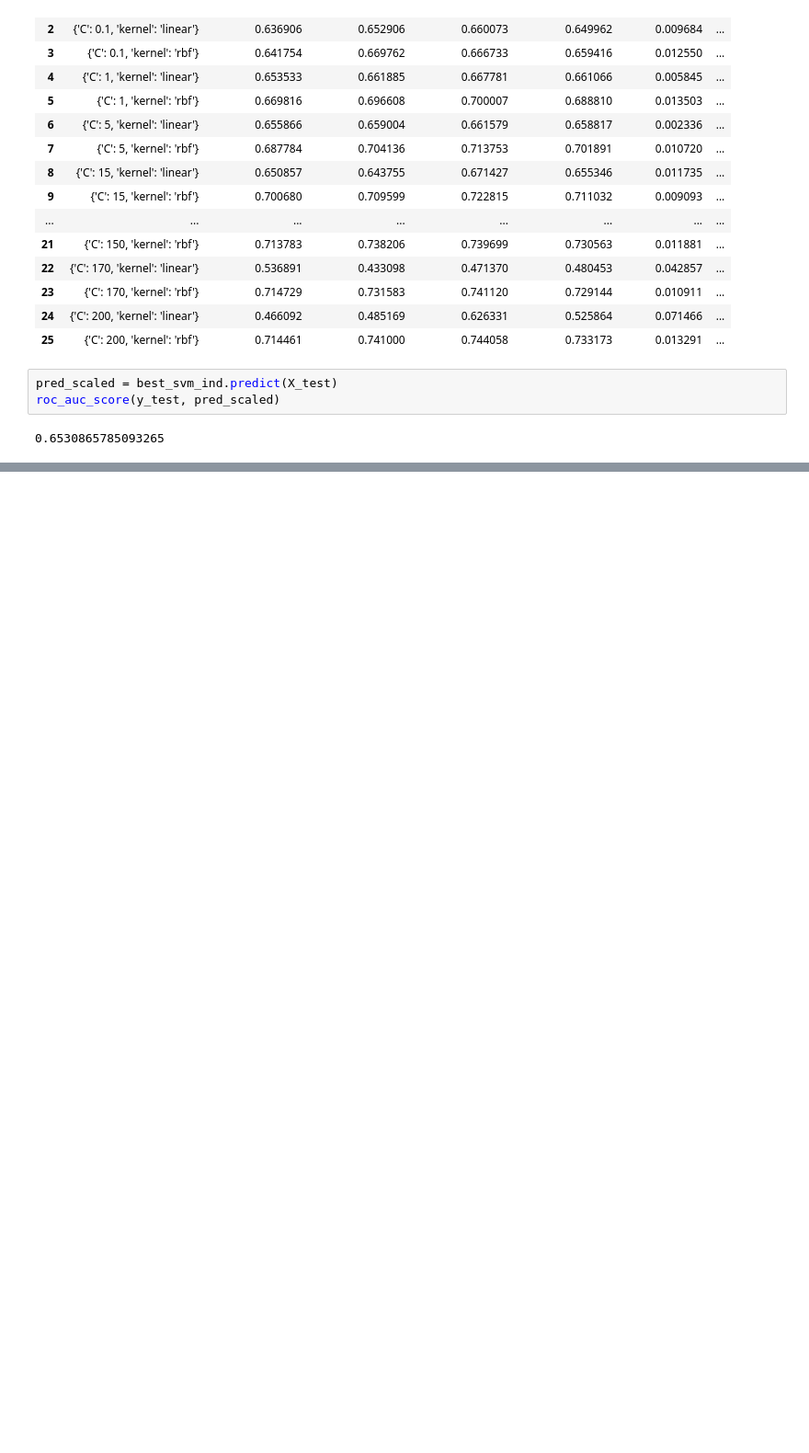
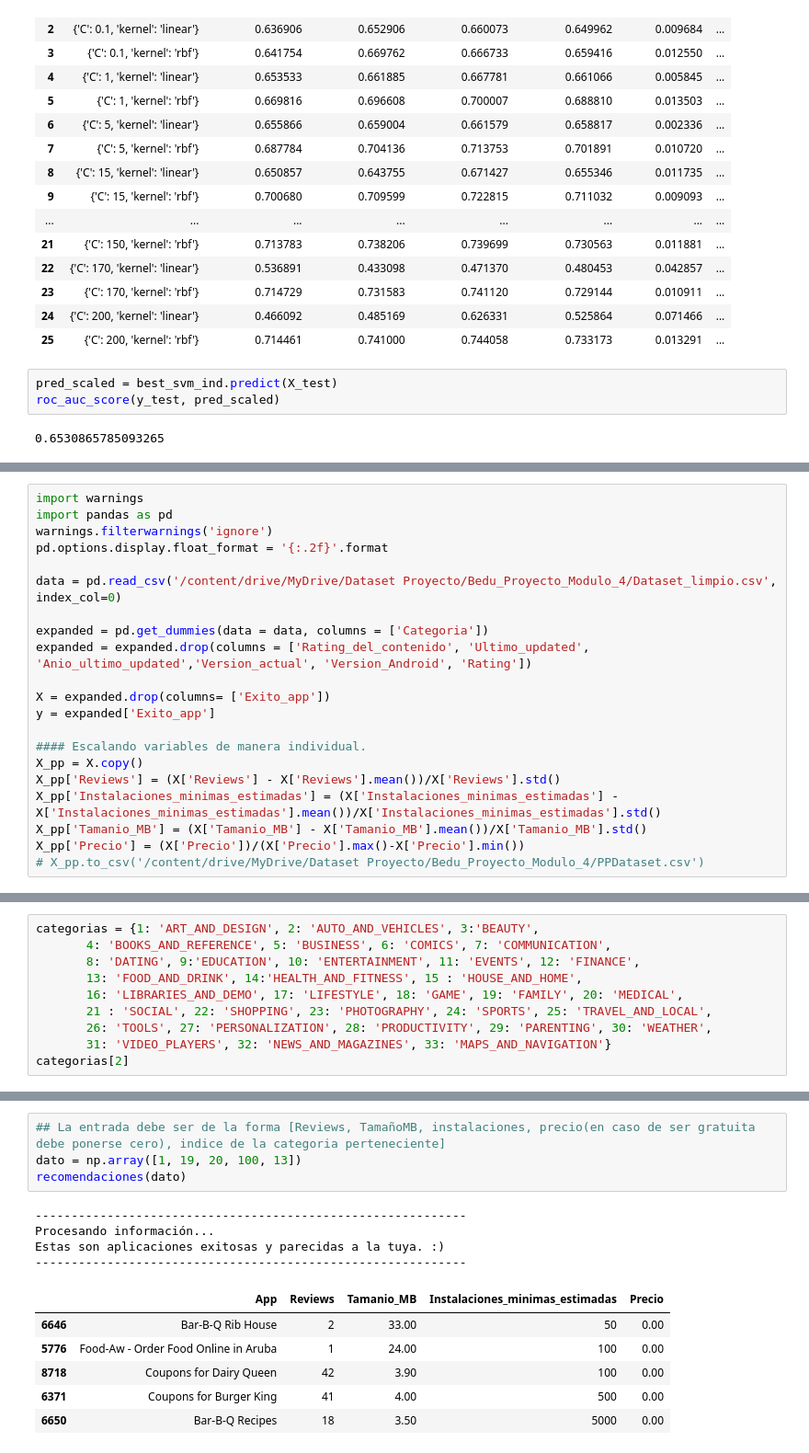
Before and after one commit to DiegoCorona/BEDU-Proyecto-Final-Estudio-de-mercado-de-Apps-M-viles-y-predicci-n-de-xito-, a Jupyter notebook: Estudio_de_mercado_de_Apps_Móviles_y_predicción_de_exito.ipynb, the cells around one changed output, grey strips where cells are left out. Shown: that part at 92% size. Saved outputs shown, nothing was run; the diff lists cells and outputs as text; blank space fills up the shorter version.

```diff
--- a/Estudio_de_mercado_de_Apps_Móviles_y_predicción_de_exito.ipynb
+++ b/Estudio_de_mercado_de_Apps_Móviles_y_predicción_de_exito.ipynb
@@ -345,0 +348,21 @@ roc_auc_score(y_test, pred_scaled)
+# %%
+import warnings
+import pandas as pd
+warnings.filterwarnings('ignore')
+pd.options.display.float_format = '{:.2f}'.format
+
+data = pd.read_csv('/content/drive/MyDrive/Dataset Proyecto/Bedu_Proyecto_Modulo_4/Dataset_limpio.csv', index_col=0)
+
+expanded = pd.get_dummies(data = data, columns = ['Categoria'])
+expanded = expanded.drop(columns = ['Rating_del_contenido', 'Ultimo_updated', 'Anio_ultimo_updated','Version_actual', 'Version_Android', 'Rating'])
+
+X = expanded.drop(columns= ['Exito_app'])
+y = expanded['Exito_app']
+
+#### Escalando variables de manera individual.
+X_pp = X.copy()
+X_pp['Reviews'] = (X['Reviews'] - X['Reviews'].mean())/X['Reviews'].std()
+X_pp['Instalaciones_minimas_estimadas'] = (X['Instalaciones_minimas_estimadas'] - X['Instalaciones_minimas_estimadas'].mean())/X['Instalaciones_minimas_estimadas'].std()
+X_pp['Tamanio_MB'] = (X['Tamanio_MB'] - X['Tamanio_MB'].mean())/X['Tamanio_MB'].std()
+X_pp['Precio'] = (X['Precio'])/(X['Precio'].max()-X['Precio'].min())
+# X_pp.to_csv('/content/drive/MyDrive/Dataset Proyecto/Bedu_Proyecto_Modulo_4/PPDataset.csv')
@@ -345,0 +374,10 @@ roc_auc_score(y_test, pred_scaled)
+# %%
+categorias = {1: 'ART_AND_DESIGN', 2: 'AUTO_AND_VEHICLES', 3:'BEAUTY',
+       4: 'BOOKS_AND_REFERENCE', 5: 'BUSINESS', 6: 'COMICS', 7: 'COMMUNICATION',
+       8: 'DATING', 9:'EDUCATION', 10: 'ENTERTAINMENT', 11: 'EVENTS', 12: 'FINANCE',
+       13: 'FOOD_AND_DRINK', 14:'HEALTH_AND_FITNESS', 15 : 'HOUSE_AND_HOME',
+       16: 'LIBRARIES_AND_DEMO', 17: 'LIFESTYLE', 18: 'GAME', 19: 'FAMILY', 20: 'MEDICAL',
+       21 : 'SOCIAL', 22: 'SHOPPING', 23: 'PHOTOGRAPHY', 24: 'SPORTS', 25: 'TRAVEL_AND_LOCAL',
+       26: 'TOOLS', 27: 'PERSONALIZATION', 28: 'PRODUCTIVITY', 29: 'PARENTING', 30: 'WEATHER',
+       31: 'VIDEO_PLAYERS', 32: 'NEWS_AND_MAGAZINES', 33: 'MAPS_AND_NAVIGATION'}
+categorias[2]
@@ -345,0 +476,15 @@ roc_auc_score(y_test, pred_scaled)
+# %%
+## La entrada debe ser de la forma [Reviews, TamañoMB, instalaciones, precio(en caso de ser gratuita debe ponerse cero), indice de la categoria perteneciente]
+dato = np.array([1, 19, 20, 100, 13])
+recomendaciones(dato)
+# %% [output]
+------------------------------------------------------------
+Procesando información...
+Estas son aplicaciones exitosas y parecidas a la tuya. :)
+------------------------------------------------------------
+|  | App | Reviews | Tamanio_MB | Instalaciones_minimas_estimadas | Precio |
+| 6646 | Bar-B-Q Rib House | 2 | 33.00 | 50 | 0.00 |
+| 5776 | Food-Aw - Order Food Online in Aruba | 1 | 24.00 | 100 | 0.00 |
+| 8718 | Coupons for Dairy Queen | 42 | 3.90 | 100 | 0.00 |
+| 6371 | Coupons for Burger King | 41 | 4.00 | 500 | 0.00 |
+| 6650 | Bar-B-Q Recipes | 18 | 3.50 | 5000 | 0.00 |
```
Also changed, not shown: parts of 6 cells of this notebook.
